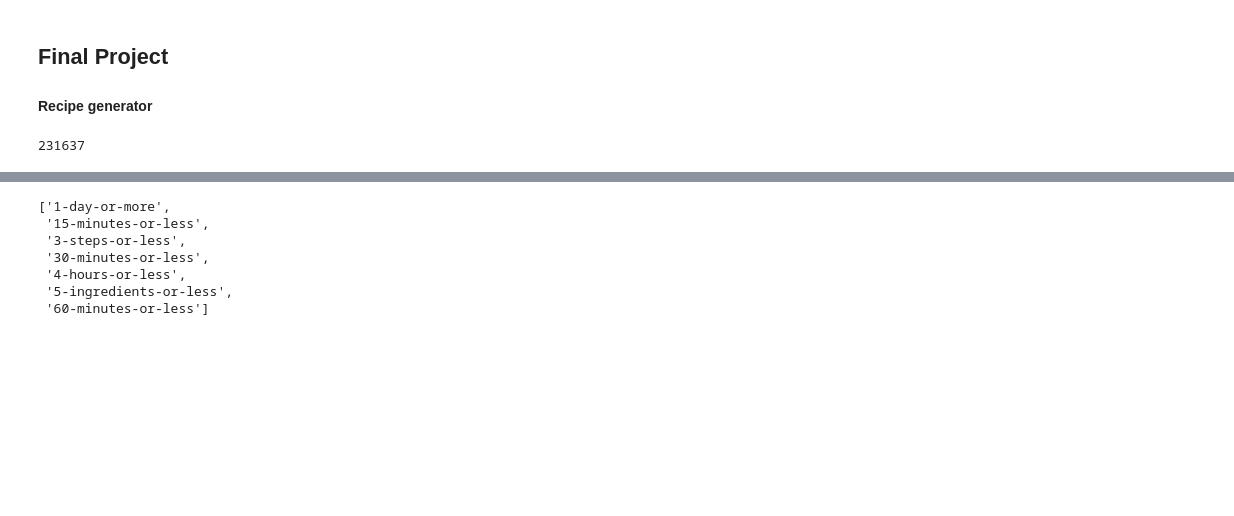
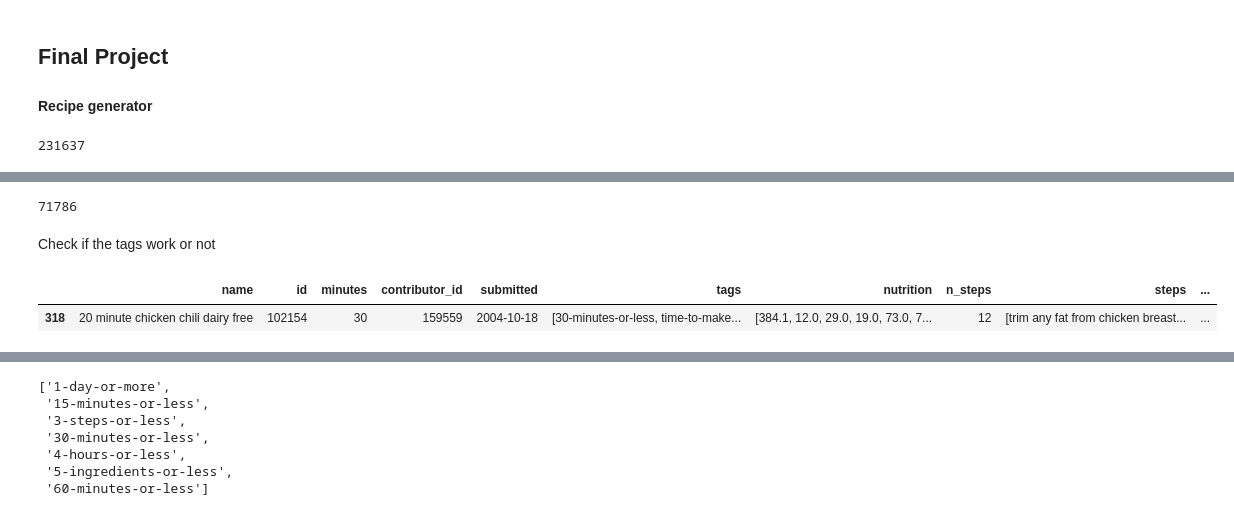
Before and after one commit to nico-stan/recipes, a Jupyter notebook: EDA & ETL.ipynb, the cells around one changed output, grey strips where cells are left out. Cells and saved outputs as stored; diff of their text form; code cells hidden in the pictures; blank space fills up the shorter version.

```diff
--- a/EDA & ETL.ipynb
+++ b/EDA & ETL.ipynb
@@ -28,4 +25,5 @@ raw_recipes.sample()
 raw_recipes.tags = raw_recipes.tags.map(lambda x: ast.literal_eval(x))
 raw_recipes.steps = raw_recipes.steps.map(lambda x: ast.literal_eval(x))
 raw_recipes.ingredients = raw_recipes.ingredients.map(lambda x: ast.literal_eval(x))
+raw_recipes.nutrition = raw_recipes.nutrition.map(lambda x: ast.literal_eval(x))
 # %%
@@ -36,2 +31,20 @@ raw_recipes["new"] = raw_recipes.tags.apply(lambda x: "main-dish" in x)
 # %%
-df = raw_recipes[raw_recipes.new].drop(columns='new').reset_index().drop(columns='index')
+df = raw_recipes[raw_recipes.new].drop(columns=['new']).reset_index(drop=True)
+# %%
+len(df)
+# %% [output]
+71786
+# %% [markdown]
+Check if the tags work or not
+# %%
+df_test = df
+df_test['dairy-free'] = df_test.tags.apply(lambda x: 'dairy-free' in x)
+df_test['gluten-free'] = df_test.tags.apply(lambda x: 'gluten-free' in x)
+df_test['nut-free'] = df_test.tags.apply(lambda x: 'nut-free' in x)
+df_test["vegetarian"] = df_test.tags.apply(lambda x: 'vegetarian' in x)
+df_test["vegan"] = df_test.tags.apply(lambda x: 'vegan' in x)
+# %%
+df_test[df_test['dairy-free']].head(1)
+# %% [output]
+|  | name | id | minutes | contributor_id | submitted | tags | nutrition | n_steps | steps | ... |
+| 318 | 20 minute chicken chili dairy free | 102154 | 30 | 159559 | 2004-10-18 | [30-minutes-or-less, time-to-make... | [384.1, 12.0, 29.0, 19.0, 73.0, 7... | 12 | [trim any fat from chicken breast... | ... |
```
Also changed, not shown: parts of 34 cells of this notebook, 2 other files.
